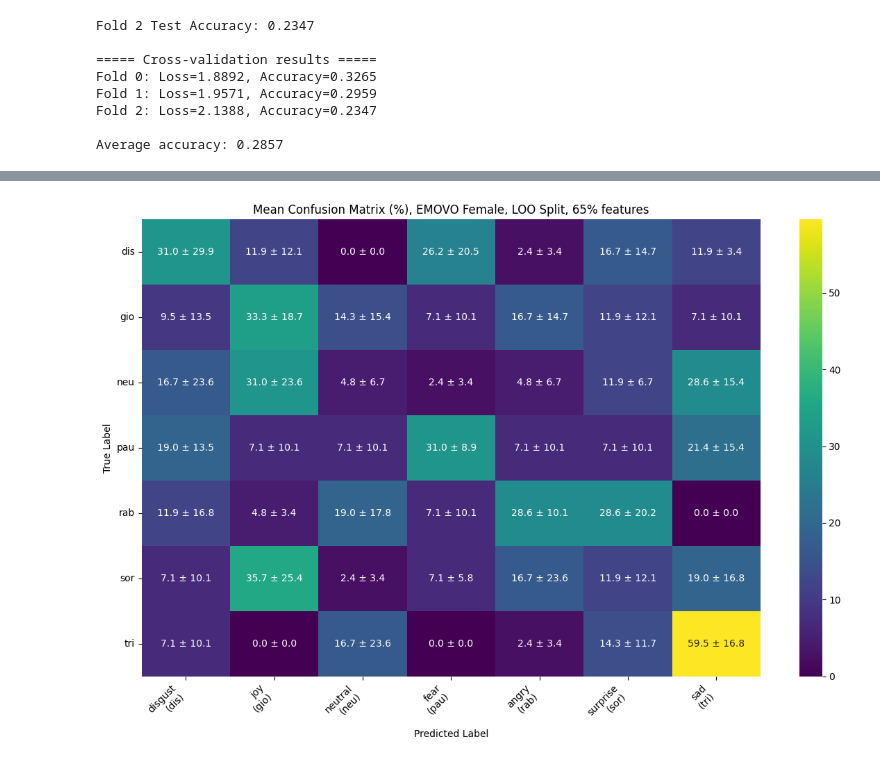
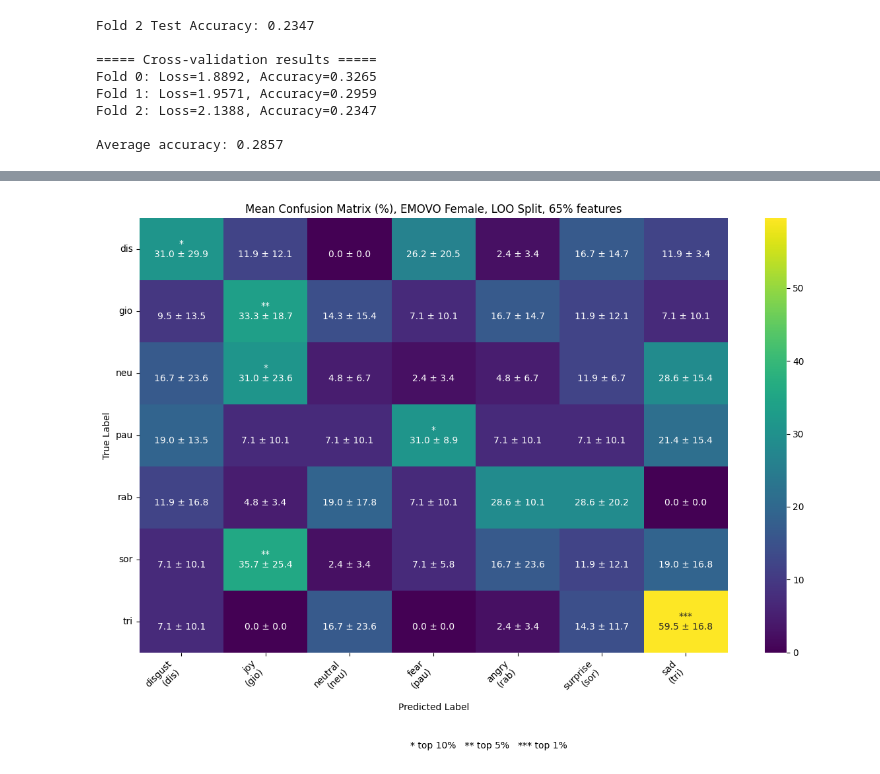
Before and after one commit to qzwg7hs/gender-aware-SER, a Jupyter notebook: train/EMOVO/EMOVO_speaker_female.ipynb, the cells around one changed output, grey strips where cells are left out. Cells and saved outputs as stored; diff of their text form; code cells hidden in the pictures.

```diff
--- a/train/EMOVO/EMOVO_speaker_female.ipynb
+++ b/train/EMOVO/EMOVO_speaker_female.ipynb
@@ -643,32 +655,50 @@ import seaborn as sns
 conf_matrices_percent = conf_matrices / conf_matrices.sum(axis=2, keepdims=True) * 100
 
 np.save('cm_emovo_speaker_female.npy', conf_matrices_percent)
 
 
 mean_cm = np.mean(conf_matrices_percent, axis=0)
 std_cm = np.std(conf_matrices_percent, axis=0)
 
+# Compute percentile thresholds for annotation
+flat_vals = mean_cm.flatten()
+thr_90 = np.percentile(flat_vals, 90)
+thr_95 = np.percentile(flat_vals, 95)
+thr_99 = np.percentile(flat_vals, 99)
+
+# Create annotation labels with significance symbols
 labels = np.empty(mean_cm.shape, dtype=object)
 for i in range(mean_cm.shape[0]):
     for j in range(mean_cm.shape[1]):
-        labels[i, j] = f"{mean_cm[i, j]:.1f} ± {std_cm[i, j]:.1f}"
+        val = mean_cm[i, j]
+        symbol = ""
+        if val >= thr_99:
+            symbol = "***"
+        elif val >= thr_95:
+            symbol = "**"
+        elif val >= thr_90:
+            symbol = "*"
+        labels[i, j] = f"{symbol}\n{val:.1f} ± {std_cm[i, j]:.1f}"
 
 y_list = ['dis', 'gio', 'neu', 'pau', 'rab', 'sor', 'tri']
 x_list = ['disgust\n(dis)', 'joy\n(gio)', 'neutral\n(neu)','fear\n(pau)', 'angry\n(rab)', 'surprise\n(sor)', 'sad\n(tri)']
 
 # Plot
 plt.figure(figsize=(12,8))
 ax = sns.heatmap(mean_cm, annot=labels, fmt="", cmap="viridis", cbar=True)
 
 ax.set_xticks(np.arange(len(x_list)) + 0.5)
 ax.set_yticks(np.arange(len(y_list)) + 0.5)
 ax.set_xticklabels(x_list, rotation=45, ha="right")
 ax.set_yticklabels(y_list, rotation=0)
 
 plt.title("Mean Confusion Matrix (%), EMOVO Female, LOO Split, 65% features")
 plt.xlabel("Predicted Label")
 plt.ylabel("True Label")
 plt.tight_layout()
+plt.figtext(0.5, -0.05,
+            "* top 10%   ** top 5%   *** top 1%",
+            ha="center", fontsize=10)
 plt.show()
 # %% [output]
-[figure, old version]
+[figure, new version]
```
Also changed, not shown: parts of 1 cell of this notebook, 12 other files.
